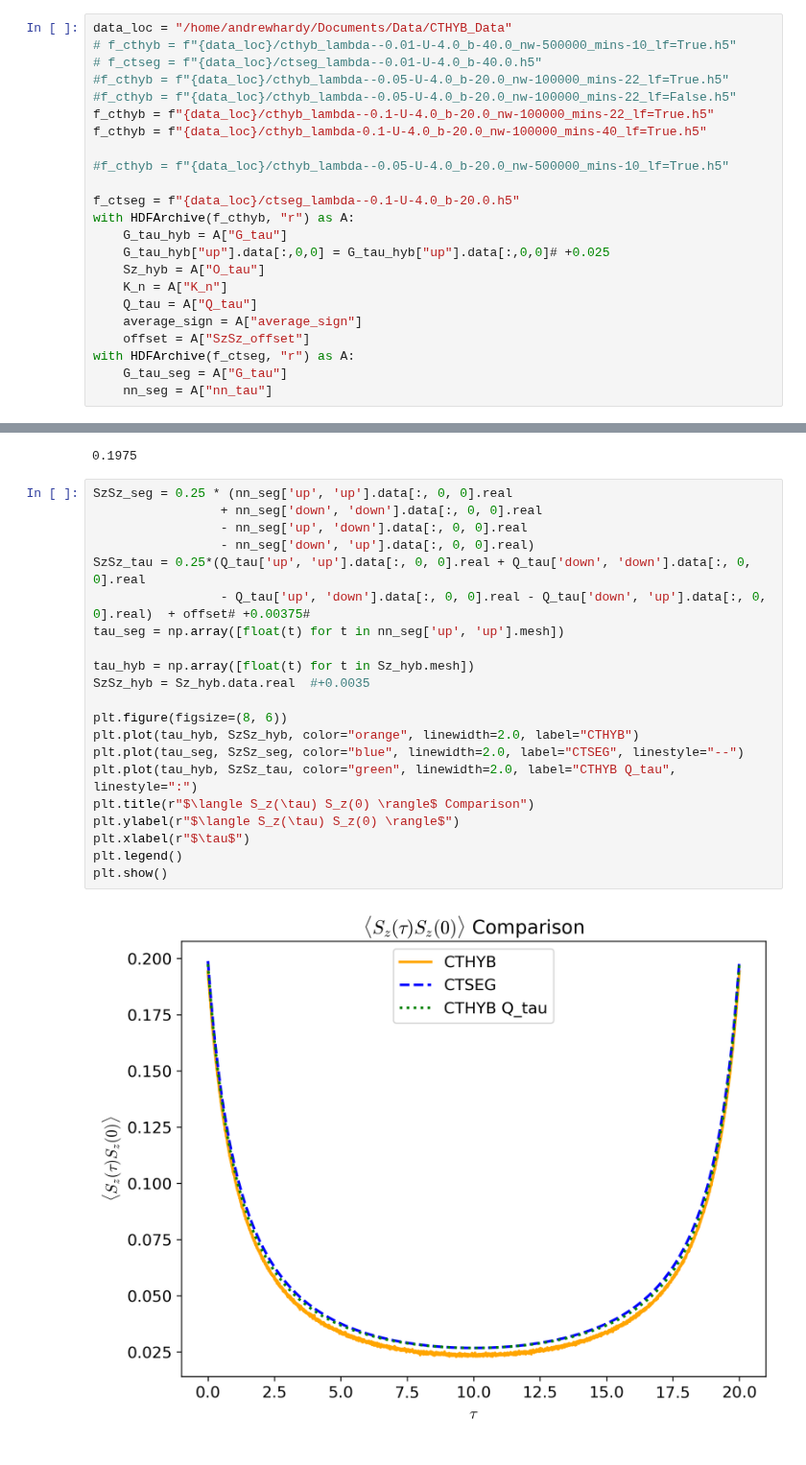
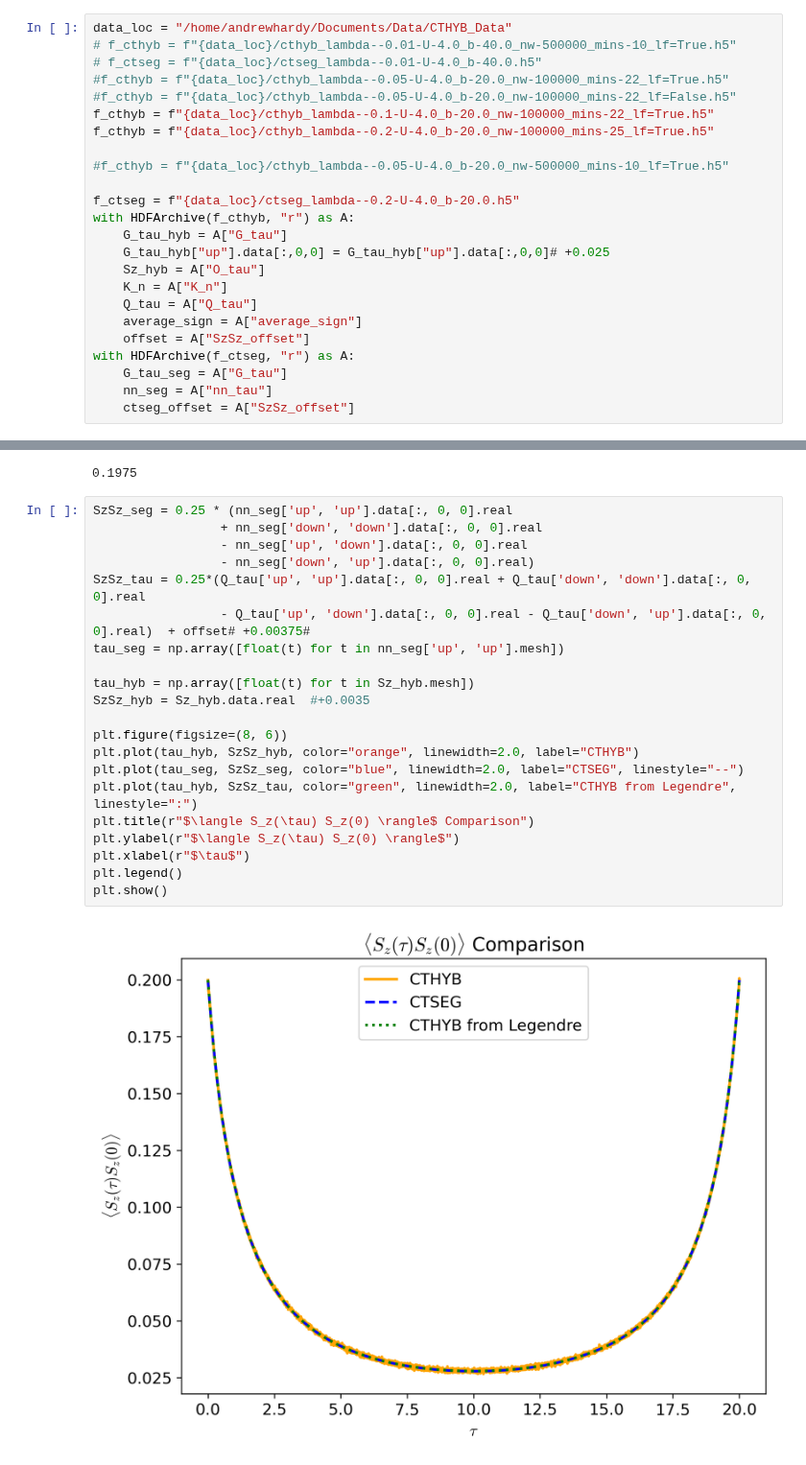
Before and after one commit to andrewkhardy/cthyb, a Jupyter notebook: benchmark/dynamic_int/CTHYB_Benchmarking_Minimal.ipynb, the cells around one changed output, grey strips where cells are left out. Shown at 96% size. Cells and saved outputs as stored; diff of their text form.

```diff
--- a/benchmark/dynamic_int/CTHYB_Benchmarking_Minimal.ipynb
+++ b/benchmark/dynamic_int/CTHYB_Benchmarking_Minimal.ipynb
@@ -18,11 +18,11 @@ data_loc = "/home/andrewhardy/Documents/Data/CTHYB_Data"
 #f_cthyb = f"{data_loc}/cthyb_lambda--0.05-U-4.0_b-20.0_nw-100000_mins-22_lf=True.h5"
 #f_cthyb = f"{data_loc}/cthyb_lambda--0.05-U-4.0_b-20.0_nw-100000_mins-22_lf=False.h5"
 f_cthyb = f"{data_loc}/cthyb_lambda--0.1-U-4.0_b-20.0_nw-100000_mins-22_lf=True.h5"
-f_cthyb = f"{data_loc}/cthyb_lambda-0.1-U-4.0_b-20.0_nw-100000_mins-40_lf=True.h5"
+f_cthyb = f"{data_loc}/cthyb_lambda--0.2-U-4.0_b-20.0_nw-100000_mins-25_lf=True.h5"
 
 #f_cthyb = f"{data_loc}/cthyb_lambda--0.05-U-4.0_b-20.0_nw-500000_mins-10_lf=True.h5"
 
-f_ctseg = f"{data_loc}/ctseg_lambda--0.1-U-4.0_b-20.0.h5"
+f_ctseg = f"{data_loc}/ctseg_lambda--0.2-U-4.0_b-20.0.h5"
 with HDFArchive(f_cthyb, "r") as A:
     G_tau_hyb = A["G_tau"]
     G_tau_hyb["up"].data[:,0,0] = G_tau_hyb["up"].data[:,0,0]# +0.025
@@ -34,6 +34,7 @@ with HDFArchive(f_cthyb, "r") as A:
 with HDFArchive(f_ctseg, "r") as A:
     G_tau_seg = A["G_tau"]
     nn_seg = A["nn_tau"]
+    ctseg_offset = A["SzSz_offset"]
 # %%
 print(f"Average sign in CTHYB simulation: {average_sign:.4f}")
 # %% [output]
@@ -96,26 +97,26 @@ plt.show()
 # %%
 SzSz_seg = 0.25 * (nn_seg['up', 'up'].data[:, 0, 0].real
                  + nn_seg['down', 'down'].data[:, 0, 0].real
                  - nn_seg['up', 'down'].data[:, 0, 0].real
                  - nn_seg['down', 'up'].data[:, 0, 0].real)
 SzSz_tau = 0.25*(Q_tau['up', 'up'].data[:, 0, 0].real + Q_tau['down', 'down'].data[:, 0, 0].real
                  - Q_tau['up', 'down'].data[:, 0, 0].real - Q_tau['down', 'up'].data[:, 0, 0].real)  + offset# +0.00375#
 tau_seg = np.array([float(t) for t in nn_seg['up', 'up'].mesh])
 
 tau_hyb = np.array([float(t) for t in Sz_hyb.mesh])
 SzSz_hyb = Sz_hyb.data.real  #+0.0035
 
 plt.figure(figsize=(8, 6))
 plt.plot(tau_hyb, SzSz_hyb, color="orange", linewidth=2.0, label="CTHYB")
 plt.plot(tau_seg, SzSz_seg, color="blue", linewidth=2.0, label="CTSEG", linestyle="--")
-plt.plot(tau_hyb, SzSz_tau, color="green", linewidth=2.0, label="CTHYB Q_tau", linestyle=":")
+plt.plot(tau_hyb, SzSz_tau, color="green", linewidth=2.0, label="CTHYB from Legendre", linestyle=":")
 plt.title(r"$\langle S_z(\tau) S_z(0) \rangle$ Comparison")
 plt.ylabel(r"$\langle S_z(\tau) S_z(0) \rangle$")
 plt.xlabel(r"$\tau$")
 plt.legend()
 plt.show()
 # %% [output]
-[figure, old version]
+[figure, new version]
 # %%
 offset
 # %% [output]
```
Also changed, not shown: parts of 4 cells of this notebook, 7 other files.
